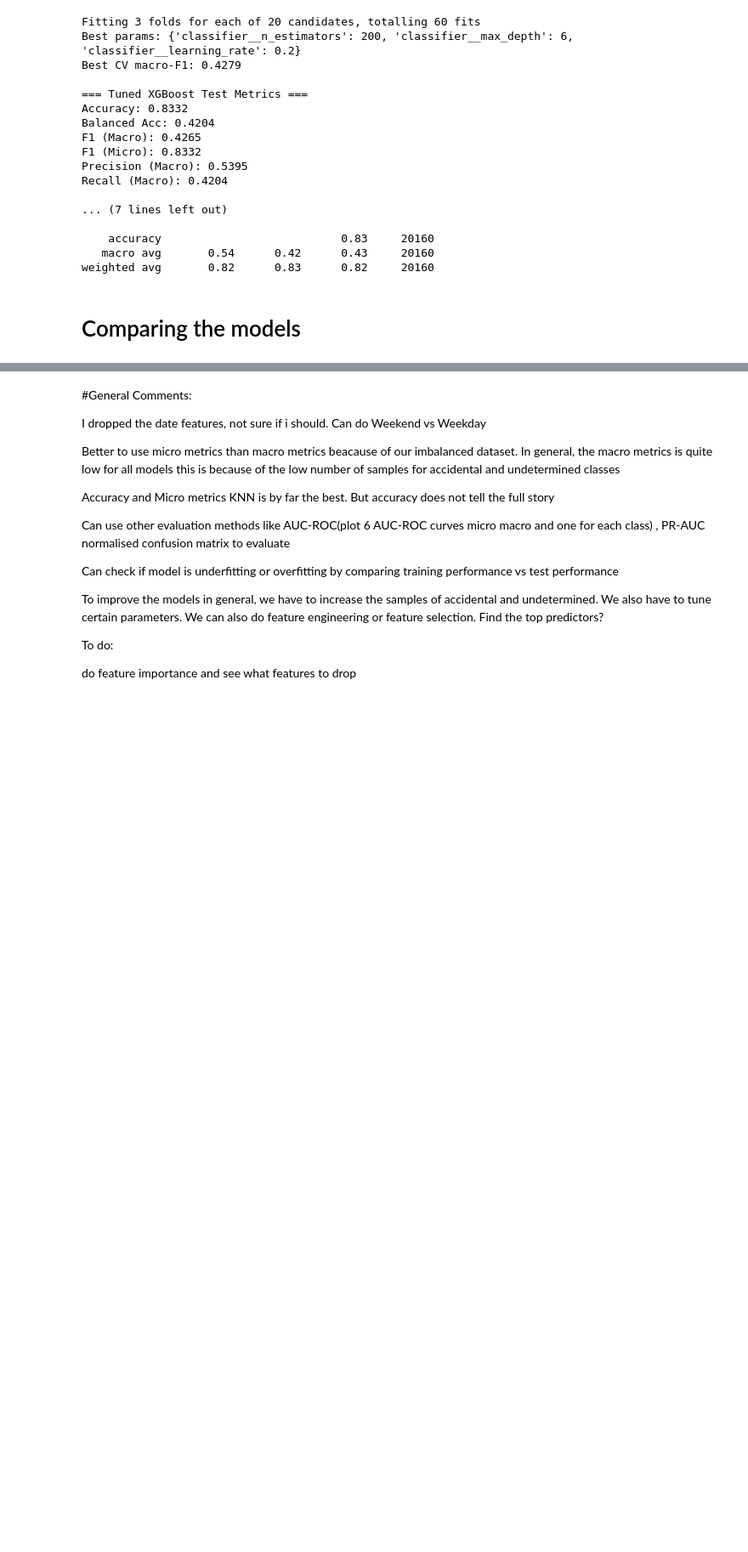
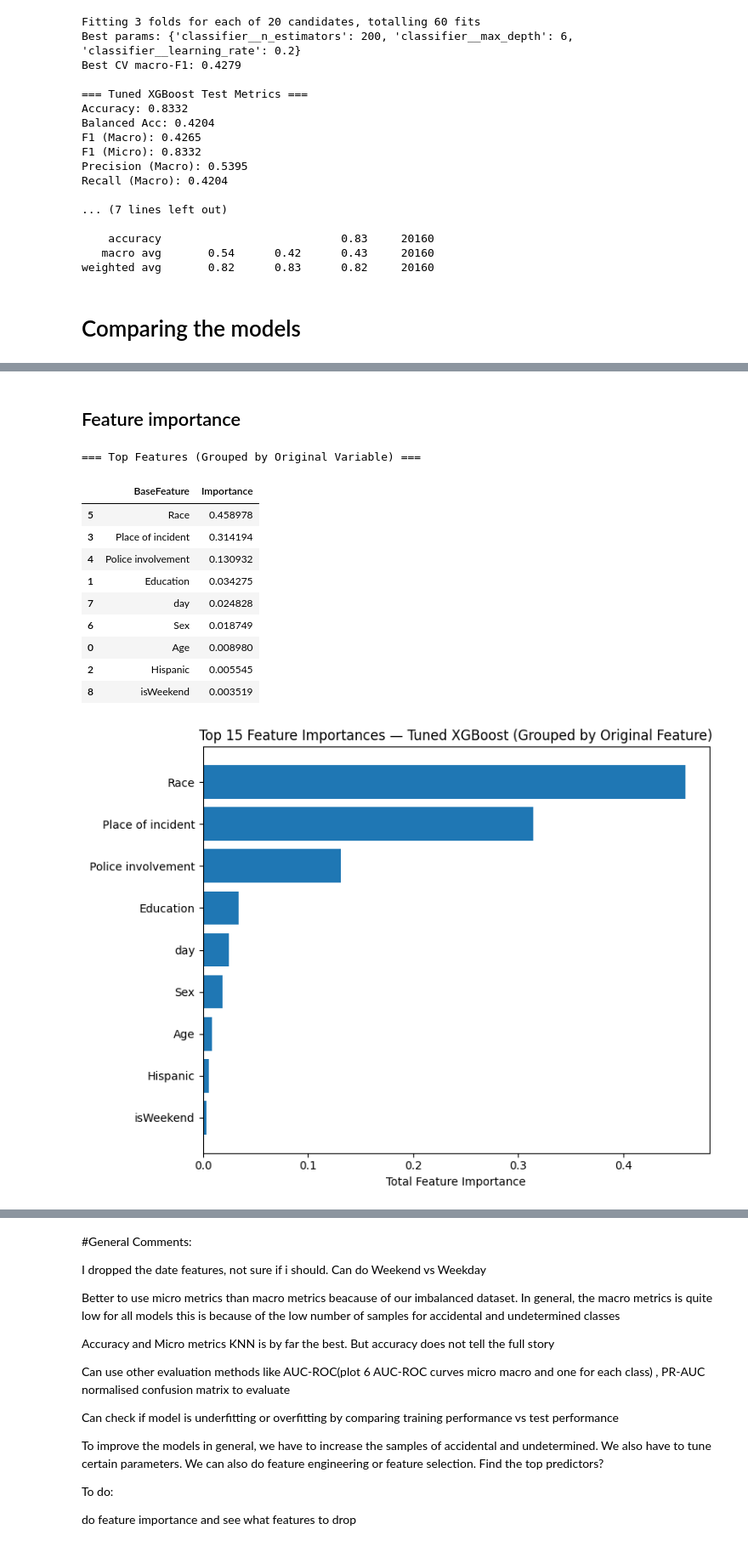
Before and after one commit to beckhamtoh/CS3244-Gun-Violence, a Jupyter notebook: notebooks/Classifying_reasons_for_gun_incidents(baseline_models).ipynb, the cells around one changed output, grey strips where cells are left out. Shown at 85% size. Cells and saved outputs as stored; diff of their text form; code cells hidden in the pictures; blank space fills up the shorter version.

```diff
--- a/notebooks/Classifying_reasons_for_gun_incidents(baseline_models).ipynb
+++ b/notebooks/Classifying_reasons_for_gun_incidents(baseline_models).ipynb
@@ -1422,7 +1422,7 @@ xgb_model = Pipeline([
         eval_metric="mlogloss",       # avoids warning; metric for training
         n_estimators=300,             # number of trees (can tune)
         learning_rate=0.1,            # step size shrinkage
-        max_depth=6,                  # tree depth (controls complexity)
+        max_depth=4,                  # tree depth (controls complexity)
         subsample=0.8,                # row subsampling
         colsample_bytree=0.8,         # feature subsampling
         random_state=42,
@@ -1606,0 +1888,63 @@ weighted avg       0.82      0.83      0.82     20160
+# %% [markdown]
+## Feature importance
+# %%
+# ------------------------------------------------------------------
+# 1. Get feature names after preprocessing
+# ------------------------------------------------------------------
+# Since your dataset is already one-hot encoded, we can just use x.columns directly
+feature_names = x.columns
+
+# Extract feature importances from the fitted XGBoost model
+xgb_feature_importances = best_xgb.named_steps["classifier"].feature_importances_
+
+# Put them into a DataFrame for inspection
+importance_df = pd.DataFrame({
+    "Feature": feature_names,
+    "Importance": xgb_feature_importances
+})
+
+# ------------------------------------------------------------------
+# 2. Combine back one-hot encoded columns
+# ------------------------------------------------------------------
+# Define a helper function to extract the "base feature name"
+# Example: "Race_Asian" → "Race", "Education_Bachelor" → "Education"
+importance_df["BaseFeature"] = importance_df["Feature"].apply(
+    lambda f: f.split("_")[0] if "_" in f else f
+)
+
+# Group by base feature and sum importances
+grouped_importance = (
+    importance_df.groupby("BaseFeature", as_index=False)["Importance"]
+    .sum()
+    .sort_values(by="Importance", ascending=False)
+)
+
+# ------------------------------------------------------------------
+# 3. Display and visualize
+# ------------------------------------------------------------------
+print("=== Top Features (Grouped by Original Variable) ===")
+display(grouped_importance.head(15))
+
+# Plot top N (say 15)
+plt.figure(figsize=(8, 6))
+plt.barh(
+    grouped_importance.head(15)["BaseFeature"][::-1],
+    grouped_importance.head(15)["Importance"][::-1]
+)
+plt.xlabel("Total Feature Importance")
+plt.title("Top 15 Feature Importances — Tuned XGBoost (Grouped by Original Feature)")
+plt.tight_layout()
+plt.show()
+# %% [output]
+=== Top Features (Grouped by Original Variable) ===
+|  | BaseFeature | Importance |
+| 5 | Race | 0.458978 |
+| 3 | Place of incident | 0.314194 |
+| 4 | Police involvement | 0.130932 |
+| 1 | Education | 0.034275 |
+| 7 | day | 0.024828 |
+| 6 | Sex | 0.018749 |
+| 0 | Age | 0.008980 |
+| 2 | Hispanic | 0.005545 |
+| 8 | isWeekend | 0.003519 |
+[figure, added]
```
Also changed, not shown: parts of 10 cells of this notebook.
